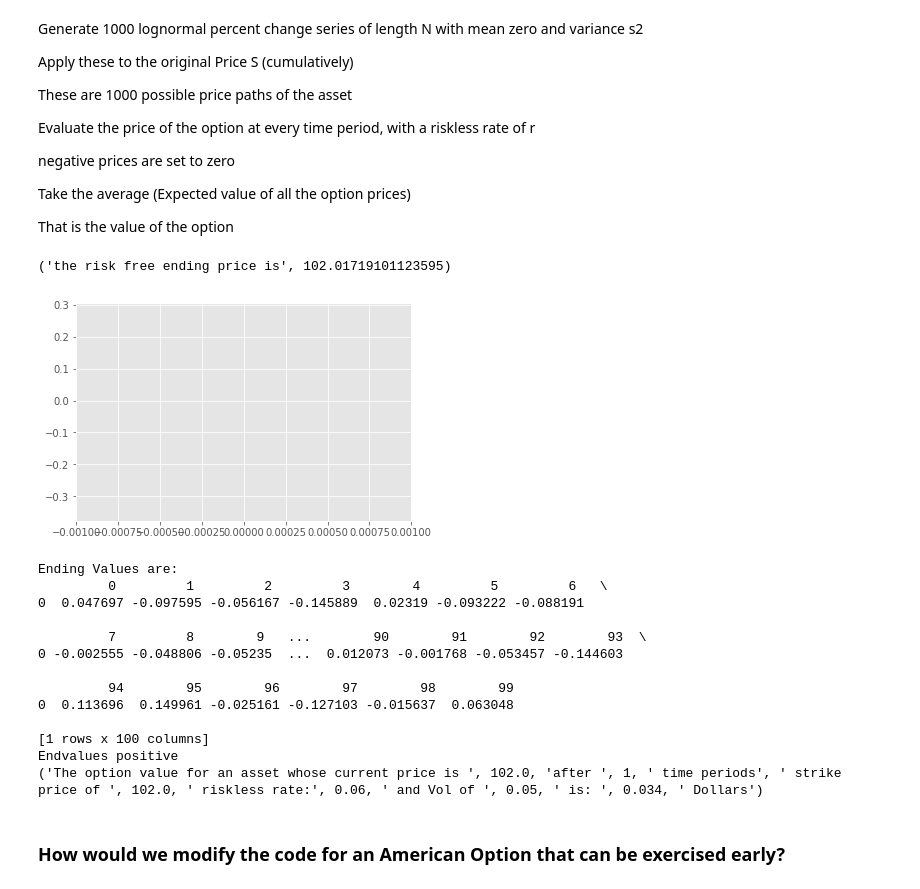
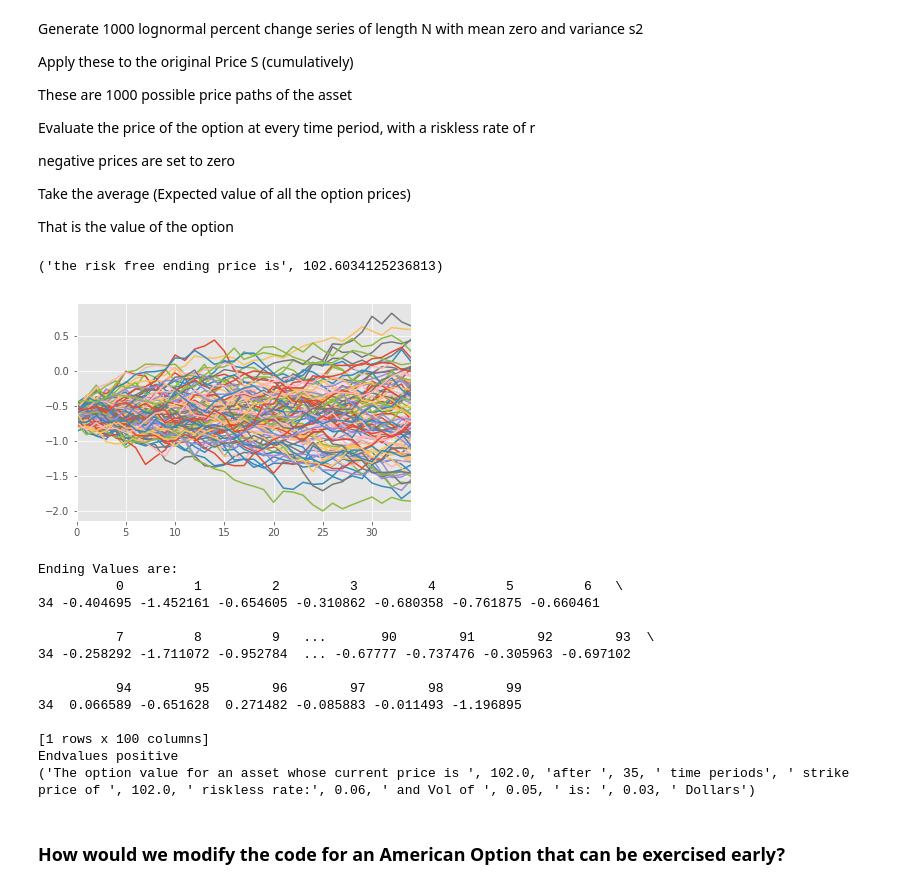
Before and after one commit to nhwhite212/DealingwithDataSpring2021, a Jupyter notebook: 8-Visualization/A-Matplotlib_and_Pandas.ipynb, the cells around one changed output. Saved outputs shown, nothing was run; the diff lists cells and outputs as text; code cells hidden in the pictures.

```diff
--- a/8-Visualization/A-Matplotlib_and_Pandas.ipynb
+++ b/8-Visualization/A-Matplotlib_and_Pandas.ipynb
@@ -272,7 +272,7 @@ That is the value of the option
 # set the option variables
 nsim=100   # number of simulations
 S= 102.   # Current Price
-t= 1   #days to call
+t= 35   #days to call
 r=.06     # Riskless annual interest rate
 sannual=.05 # annual volatility
 s=sannual/252. # Daily volatility (252 trading days)
@@ -291,48 +291,48 @@ LogPrices= np.log(S)* cumchanges
 # Determine Price nsim prices series
 Prices= np.exp(LogPrices)
 #Prices.plot(legend=False)
 # What would S be worth if we just invested it in treasuries for t days.
 riskfree= S*(1.+r/356.)**t
 
 print("the risk free ending price is", riskfree)
 # Find the prices in the ending period - the riskfree price
 # note: many of these will be negative
 OptionValues=Prices-riskfree
 ax=OptionValues.plot()
 ax.get_legend().remove()
 plt.show()
 #print(OptionValues)
 EndValues=OptionValues[t-1:]
 
 print("Ending Values are:")
 print(EndValues)
 # Now set all the ending values to zero if they are negative
 # First convert to a list
 EndValues=EndValues.values.tolist()[0]
 #ignore negative ending prices, set to 0.0
 for i in range(nsim):
   EndValues[i] = round(max(EndValues[i],0.0),3)
 print("Endvalues positive")
 OptionValue=np.average(EndValues) +S-K
 if (OptionValue <0):
   OptionValue = 0.0
 print("The option value for an asset whose current price is ",S, "after ",t," time periods", " strike price of ",K, " riskless rate:",r," and Vol of ",sannual," is: ",round(OptionValue,3), " Dollars")
 # %% [output]
-('the risk free ending price is', 102.01719101123595)
+('the risk free ending price is', 102.6034125236813)
-[figure, old version]
+[figure, new version]
 Ending Values are:
-         0         1         2         3        4         5         6   \
-0  0.047697 -0.097595 -0.056167 -0.145889  0.02319 -0.093222 -0.088191
+          0         1         2         3         4         5         6   \
+34 -0.404695 -1.452161 -0.654605 -0.310862 -0.680358 -0.761875 -0.660461
 
-         7         8        9   ...        90        91        92        93  \
-0 -0.002555 -0.048806 -0.05235  ...  0.012073 -0.001768 -0.053457 -0.144603
+          7         8         9   ...       90        91        92        93  \
+34 -0.258292 -1.711072 -0.952784  ... -0.67777 -0.737476 -0.305963 -0.697102
 
-         94        95        96        97        98        99
-0  0.113696  0.149961 -0.025161 -0.127103 -0.015637  0.063048
+          94        95        96        97        98        99
+34  0.066589 -0.651628  0.271482 -0.085883 -0.011493 -1.196895
 
 [1 rows x 100 columns]
 Endvalues positive
-('The option value for an asset whose current price is ', 102.0, 'after ', 1, ' time periods', ' strike price of ', 102.0, ' riskless rate:', 0.06, ' and Vol of ', 0.05, ' is: ', 0.034, ' Dollars')
+('The option value for an asset whose current price is ', 102.0, 'after ', 35, ' time periods', ' strike price of ', 102.0, ' riskless rate:', 0.06, ' and Vol of ', 0.05, ' is: ', 0.03, ' Dollars')
 # %% [markdown]
 ### How would we modify the code for an American Option that can be exercised early?
 # %% [markdown]
```
Also changed, not shown: parts of 22 cells of this notebook.
